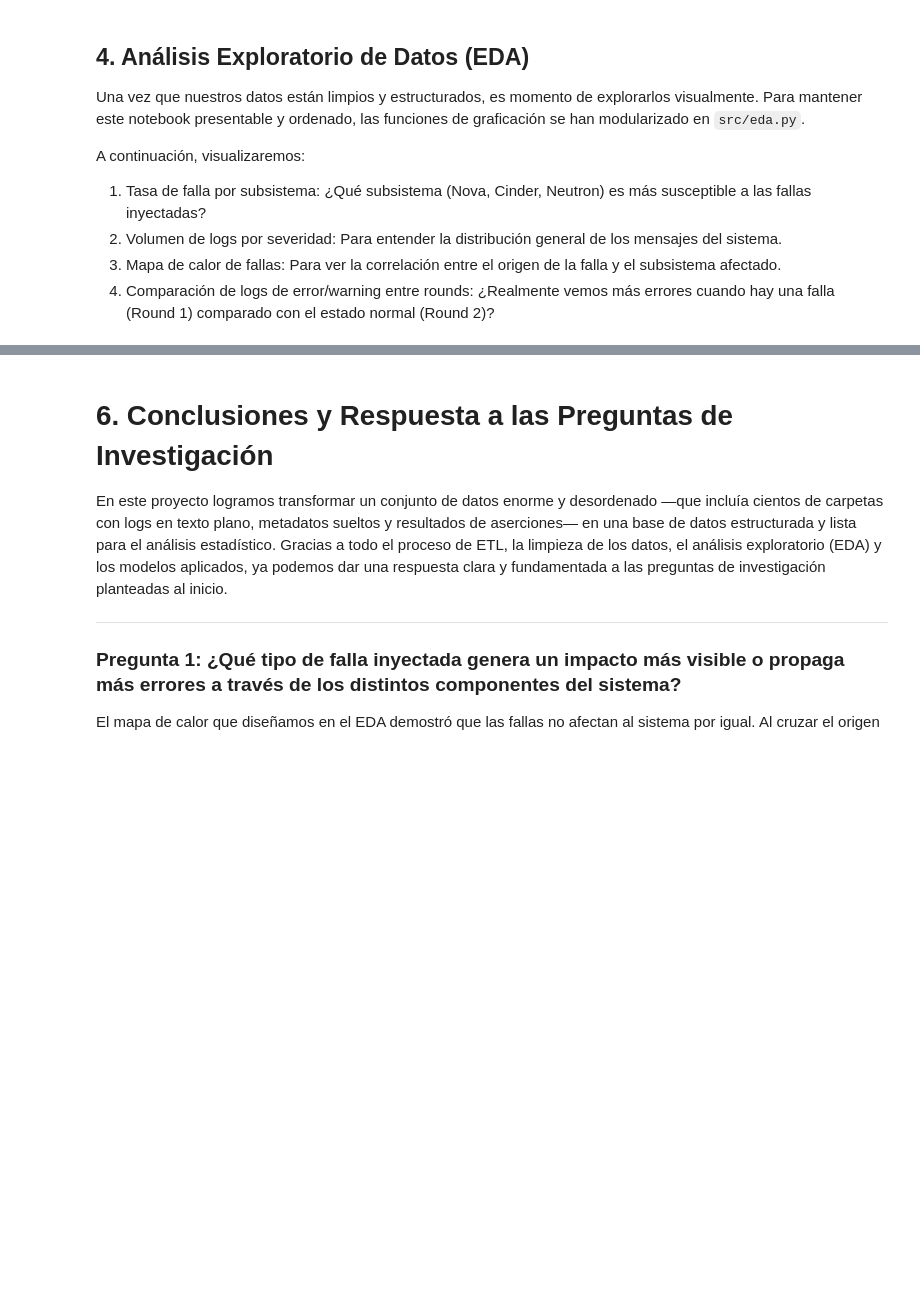
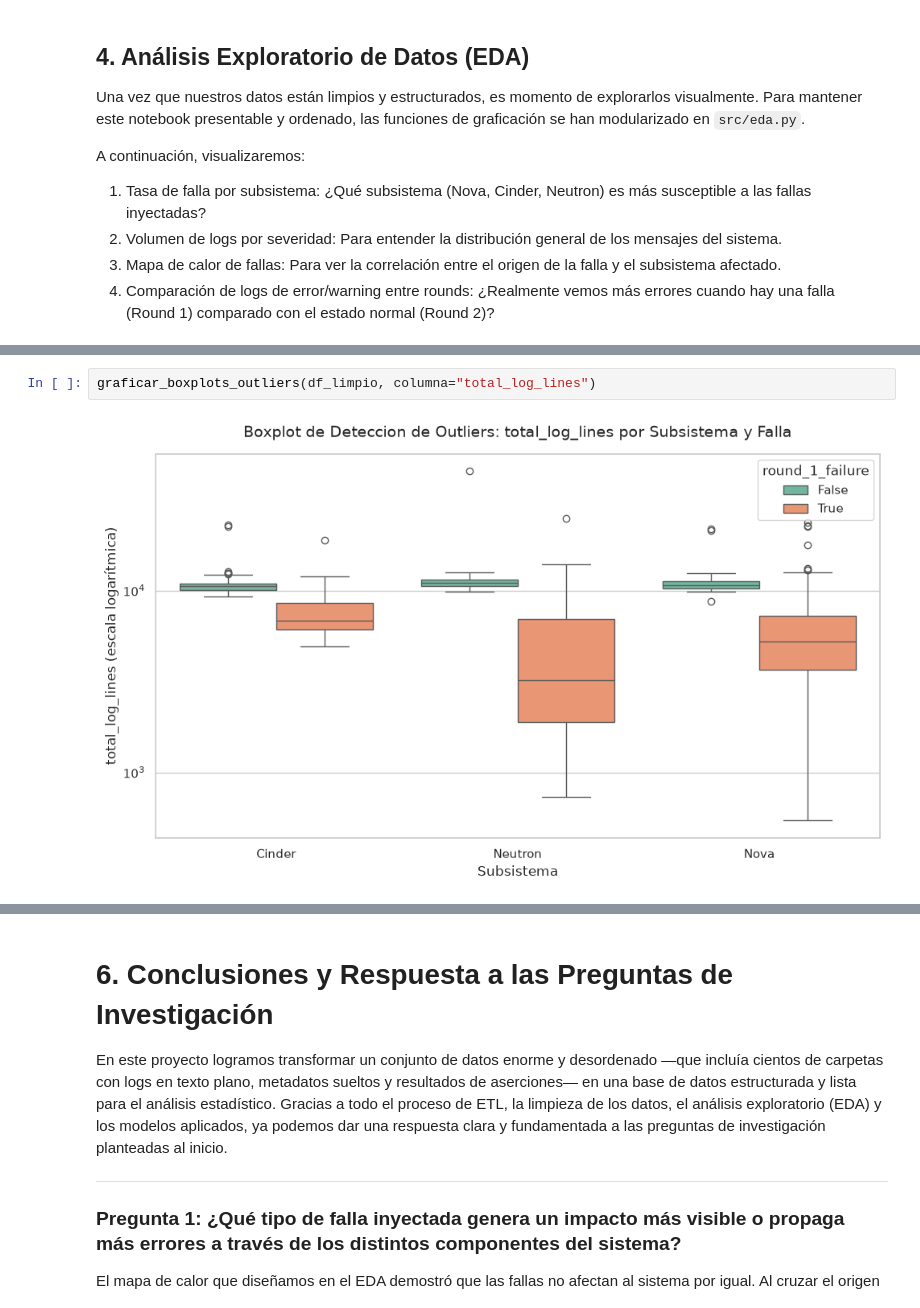
Before and after one commit to ValenteCardenas/Analysis_AIOps, a Jupyter notebook: main.ipynb, the cells around one changed output, grey strips where cells are left out. Drawn from its saved outputs; the diff is of its cells as text; blank space fills up the shorter version.

```diff
--- a/main.ipynb
+++ b/main.ipynb
@@ -445,0 +473,4 @@ Toda la matemática dura se encuentra programada en `src/models/modelado.py` par
+# %%
+graficar_boxplots_outliers(df_limpio, columna="total_log_lines")
+# %% [output]
+[figure, added]
```
Also changed, not shown: parts of 30 cells of this notebook, 5 other files.
